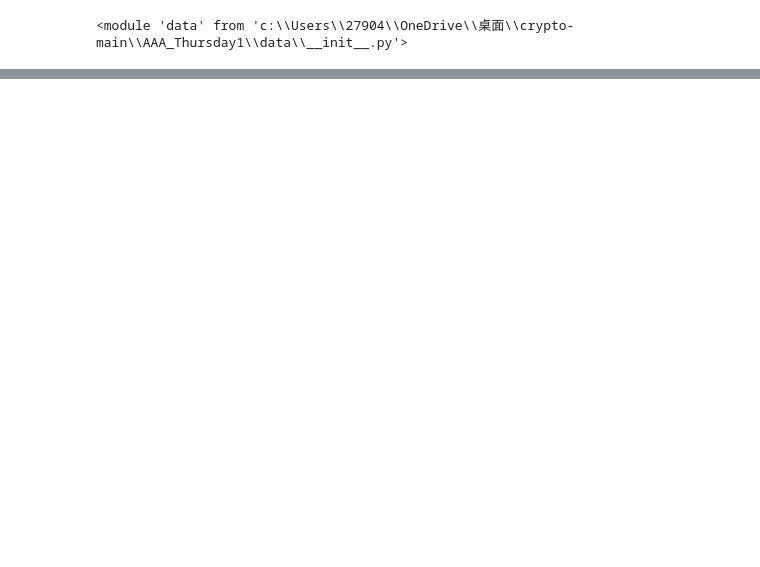
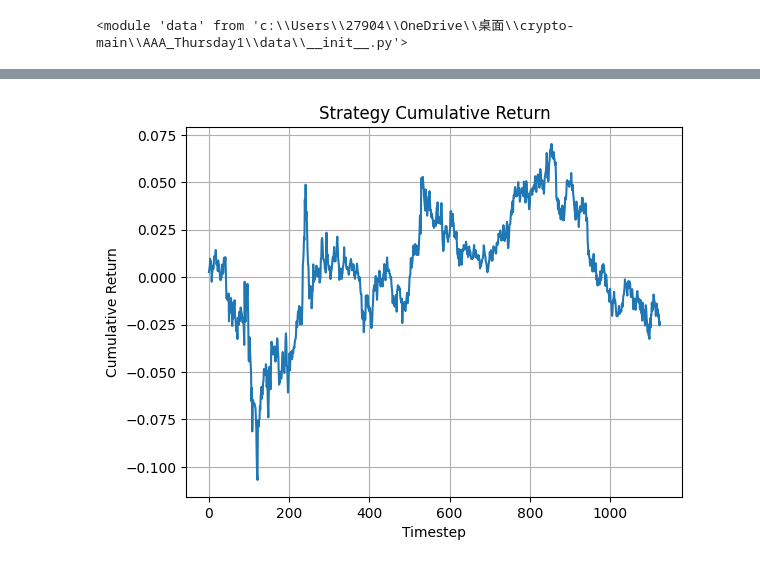
Before and after one commit to iancadev/crypto, a Jupyter notebook: AAA_Thursday1/experiment1-iancadev.ipynb, the cells around one changed output, grey strips where cells are left out. Saved outputs shown, nothing was run; the diff lists cells and outputs as text; code cells hidden in the pictures; blank space fills up the shorter version.

```diff
--- a/AAA_Thursday1/experiment1-iancadev.ipynb
+++ b/AAA_Thursday1/experiment1-iancadev.ipynb
@@ -165,0 +141,31 @@ LSTM_returns.evaluate(LSTM, train_X_y['train_X'], train_X_y['train_y'])
+# %%
+import numpy as np
+importlib.reload(optimization)
+
+r_xlm = XLM_pre.flatten()
+r_btc = BTC_pre.flatten()
+T = len(r_xlm)
+
+# 3) Build the full (T,3) mu_preds array:
+#    [ r_xlm(t), r_btc(t), 0.0 ]
+mu_preds = np.vstack([
+    r_xlm,
+    r_btc,
+    np.zeros(T)                # stable asset return is always zero
+]).T                            # now shape (T,3)
+
+# 4) Set up the loop
+n = 3
+w_prev  = np.ones(n) / n         # e.g. start [1/3,1/3,1/3]
+weights = np.zeros((T, n))
+
+for t in range(T):
+    mu_t  = mu_preds[t]          # shape (3,)
+    w_new = optimization.max_return_with_turnover(
+                mu=mu_t,
+                w_prev=w_prev,
+                turnover_penalty=10.0,  # tune to your strategy
+                long_only=True
+            )
+    weights[t] = w_new
+    w_prev    = w_new
@@ -165,0 +194,5 @@ LSTM_returns.evaluate(LSTM, train_X_y['train_X'], train_X_y['train_y'])
+# %%
+ret_xlm = np.array(XLM_df.loc[XLM_train_X_y['test_index']]["Return"])
+ret_btc = np.array(XLM_df.loc[XLM_train_X_y['test_index']]["Return"])
+ret_stable = np.zeros_like(ret_xlm)
+realized_rets = np.vstack([ret_xlm, ret_btc, ret_stable]).T
@@ -165,0 +204,11 @@ LSTM_returns.evaluate(LSTM, train_X_y['train_X'], train_X_y['train_y'])
+# %%
+port_rets = (weights * realized_rets).sum(axis=1)
+cum_rets = np.cumprod(1 + port_rets) - 1
+plt.plot(cum_rets)
+plt.xlabel('Timestep')
+plt.ylabel('Cumulative Return')
+plt.title('Strategy Cumulative Return')
+plt.grid(True)
+plt.show()
+# %% [output]
+[figure, added]
```
Also changed, not shown: parts of 19 cells of this notebook, 57 other files.
